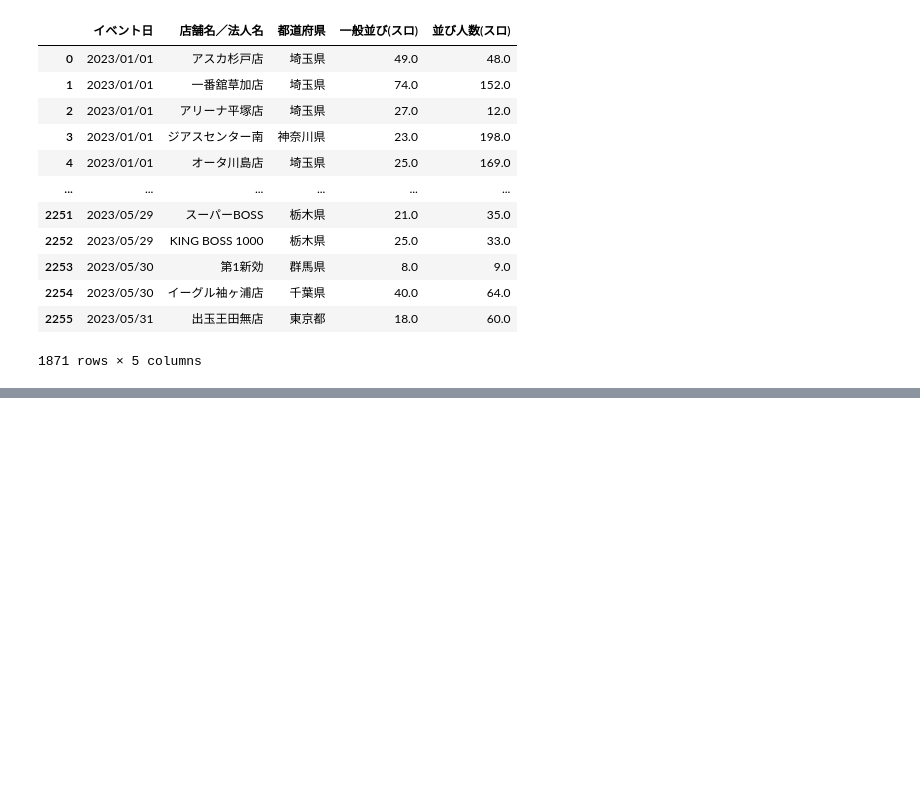
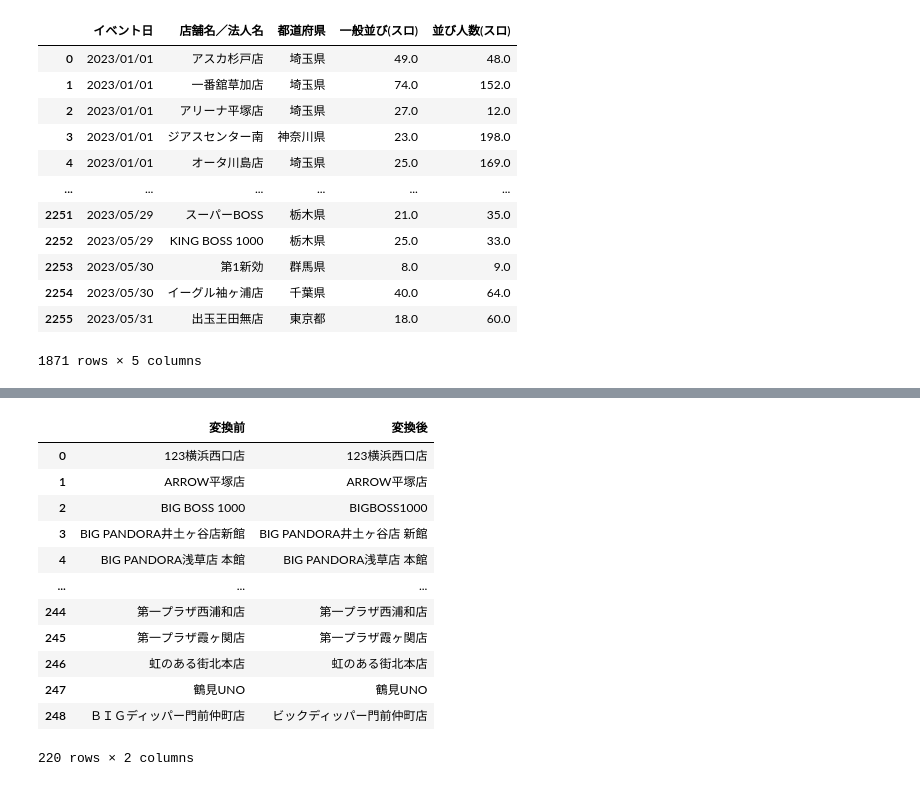
Before and after one commit to dataanalytics2020/practice_multiple_regression_analysis, a Jupyter notebook: src/preprocessing.ipynb, the cells around one changed output, grey strips where cells are left out. Saved outputs shown, nothing was run; the diff lists cells and outputs as text; code cells hidden in the pictures; blank space fills up the shorter version.

```diff
--- a/src/preprocessing.ipynb
+++ b/src/preprocessing.ipynb
@@ -69,0 +110,17 @@ for slopachi_tenpo_name in sorted(list(sammy_sf_report_df['店舗名／法人名
+# %%
+convert_tenponame_dict_df = pd.read_csv(r'csv\20230605_並び予測_重回帰分析用_アナスロ店舗名変換データ一覧.csv', index_col=0)
+convert_tenponame_dict_df
+# %% [output]
+|  | 変換前 | 変換後 |
+| 0 | 123横浜西口店 | 123横浜西口店 |
+| 1 | ARROW平塚店 | ARROW平塚店 |
+| 2 | BIG BOSS 1000 | BIGBOSS1000 |
+| 3 | BIG PANDORA井土ヶ谷店新館 | BIG PANDORA井土ヶ谷店 新館 |
+| 4 | BIG PANDORA浅草店 本館 | BIG PANDORA浅草店 本館 |
+| ... | ... | ... |
+| 244 | 第一プラザ西浦和店 | 第一プラザ西浦和店 |
+| 245 | 第一プラザ霞ヶ関店 | 第一プラザ霞ヶ関店 |
+| 246 | 虹のある街北本店 | 虹のある街北本店 |
+| 247 | 鶴見UNO | 鶴見UNO |
+| 248 | ＢＩＧディッパー門前仲町店 | ビックディッパー門前仲町店 |
+220 rows × 2 columns
```
Also changed, not shown: parts of 18 cells of this notebook.
